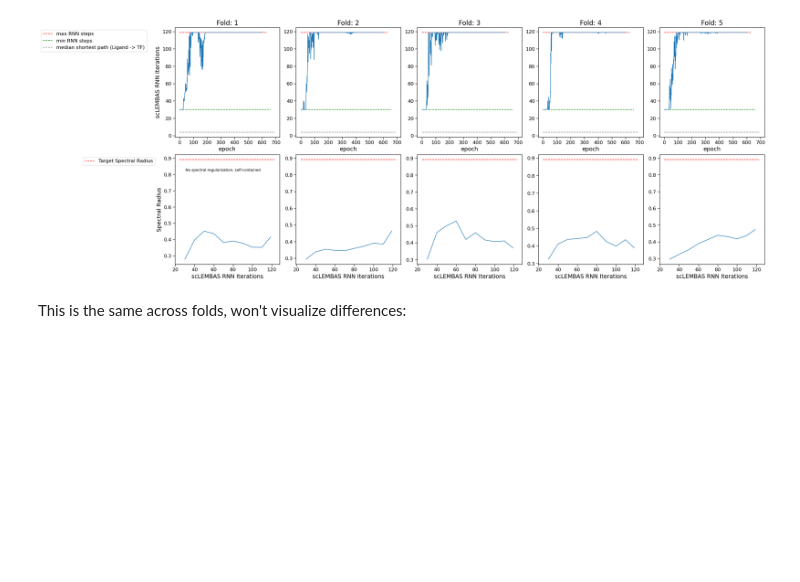
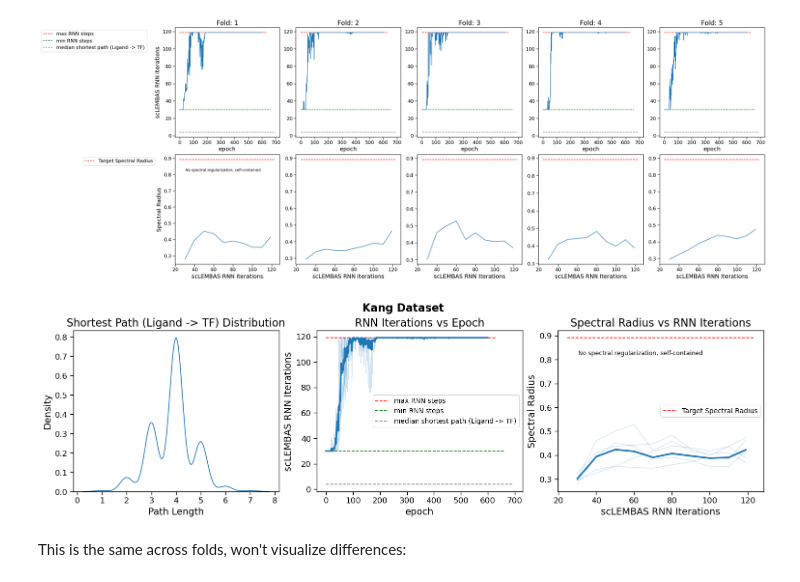
Before and after one commit to hmbaghdassarian/scLEMBAS, a Jupyter notebook: notebooks/Kang_2017/04_Training/04C_visualize_train_curves.ipynb, the cells around one changed output. Cells and saved outputs as stored; diff of their text form; code cells hidden in the pictures; blank space fills up the shorter version.

Commit message:
begin generating paper figures

```diff
--- a/notebooks/Kang_2017/04_Training/04C_visualize_train_curves.ipynb
+++ b/notebooks/Kang_2017/04_Training/04C_visualize_train_curves.ipynb
@@ -25,7 +25,7 @@ from McCauley_utils import all_data
 # %%
 seed = 888
 data_path = '/home/hmbaghda/orcd/pool/scLEMBAS/analysis'
-author = 'McCauley'
+author = 'Kang'
 
 n_cores = 30
 os.environ["OMP_NUM_THREADS"] = str(1)
@@ -209,6 +209,104 @@ with sns.plotting_context(
     ;
 # %% [output]
 [figure]
+# %%
+##### PLOTTING #####
+with sns.plotting_context(
+    "paper", font_scale=1.1,
+    rc={
+        "axes.labelsize": 14,
+        "axes.titlesize": 16,
+        "legend.fontsize": 10,
+        "xtick.labelsize": 12,
+        "ytick.labelsize": 12,
+    }
+):
+    fig, ax = plt.subplots(nrows=1, ncols=3, figsize=(15, 4.5), constrained_layout=True)
+
+    all_viz_dfs = {}
+    for j in range(5):
+        viz_df = viz_dict[j]['train_stats'].copy()
+        viz_df.epoch -= 1
+        all_viz_dfs[j] = viz_df
+
+    # --- Column 0: Shortest Path Distribution ---
+    G = nx.from_pandas_edgelist(sn_ppis,
+                                source_label,
+                                target_label,
+                                create_using=nx.DiGraph() if sn_ppis[sn_ppis.is_directed].shape[0] == sn_ppis.shape[0] else None)
+
+    path_lengths = []
+    for tf_name in tf_adata.var_names:
+        if nx.has_path(G, source="IFNB1", target=tf_name):
+            path_lengths.append(nx.shortest_path_length(G, source="IFNB1", target=tf_name))
+
+    sns.kdeplot(path_lengths, ax=ax[0])
+    ax[0].set_title('Shortest Path (Ligand -> TF) Distribution')
+    ax[0].set_xlabel('Path Length')
+    ax[0].set_ylabel('Density')
+
+    # --- Column 1: RNN Iterations vs Epoch ---
+    i = 1
+    for j in range(5):
+        viz_df = all_viz_dfs[j]
+        first_line = sns.lineplot(data=viz_df, x='epoch', y='rnn_iter_t', zorder=1, errorbar=None,
+                     ax=ax[i], alpha=0.2, linewidth=1)
+        if j == 0:
+            line_color_0 = first_line.get_lines()[0].get_color()
+        else:
+            first_line.get_lines()[-1].set_color(line_color_0)
+
+    avg_df = pd.concat(all_viz_dfs.values()).groupby('epoch')['rnn_iter_t'].mean().reset_index()
+    sns.lineplot(data=avg_df, x='epoch', y='rnn_iter_t', zorder=2, errorbar=None,
+                 ax=ax[i], alpha=1, linewidth=2.5, color=line_color_0)
+
+    trainer = viz_dict[0]['trainer']
+    max_steps = trainer.mod.signaling_network.bionet_params['max_steps'] - 1
+    ax[i].hlines(max_steps, xmin=0, xmax=ax[i].get_xlim()[1],
+                 label='max RNN steps', color='red', linestyle='--', zorder=0)
+    ax[i].hlines(30, xmin=0, xmax=ax[i].get_xlim()[1],
+                 label='min RNN steps', color='green', linestyle='--', zorder=0)
+    ax[i].hlines(np.median(path_lengths), xmin=0, xmax=ax[i].get_xlim()[1],
+                 label='median shortest path (Ligand -> TF)', color='gray', linestyle='--', zorder=0)
+    ax[i].set_title('RNN Iterations vs Epoch')
+    ax[i].set_ylabel('scLEMBAS RNN Iterations')
+    ax[i].legend(loc='center right')
+
+    # --- Column 2: Spectral Radius vs RNN Iterations ---
+    i = 2
+    for j in range(5):
+        viz_df = all_viz_dfs[j]
+        first_line = sns.lineplot(data=viz_df, y='spectral_radius', x='rnn_iter_t', errorbar=None,
+                     ax=ax[i], alpha=0.2, linewidth=1)
+        if j == 0:
+            line_color_1 = first_line.get_lines()[0].get_color()
+        else:
+            first_line.get_lines()[-1].set_color(line_color_1)
+
+    avg_df2 = pd.concat(all_viz_dfs.values()).groupby('rnn_iter_t')['spectral_radius'].mean().reset_index()
+    sns.lineplot(data=avg_df2, y='spectral_radius', x='rnn_iter_t', errorbar=None,
+                 ax=ax[i], alpha=1, linewidth=2.5, color=line_color_1)
+
+    ax[i].hlines(trainer.mod.signaling_network.bionet_params['spectral_target'],
+                 xmin=ax[i].get_xlim()[0] - 1, xmax=ax[i].get_xlim()[1],
+                 label='Target Spectral Radius', color='red', linestyle='--', zorder=0)
+    ax[i].set_xlabel('scLEMBAS RNN Iterations')
+    ax[i].set_title('Spectral Radius vs RNN Iterations')
+    ax[i].set_ylabel('Spectral Radius')
+    ax[i].legend(loc='center right')
+
+    slf = trainer.hyper_params['spectral_loss_factor']
+    if slf != 0:
+        slf_annotate = 'Spectral loss regularization: {:.2E}'.format(slf)
+    else:
+        slf_annotate = 'No spectral regularization, self-contained'.format(slf)
+    ax[i].annotate(slf_annotate, xy=(0.1, 0.85), xycoords='axes fraction', fontsize=9)
+
+    fig.suptitle('{} Dataset'.format(author), fontsize=16, fontweight='bold')
+    fig.savefig(os.path.join(data_path, 'figures', '{}_training_dynamics.png'.format(author)), dpi=600, bbox_inches='tight')
+    ;
+# %% [output]
+[figure, added]
 # %% [markdown]
 This is the same across folds, won't visualize differences:
 # %% [markdown]
```
Also changed, not shown: parts of 6 cells of this notebook, 12 other files.
